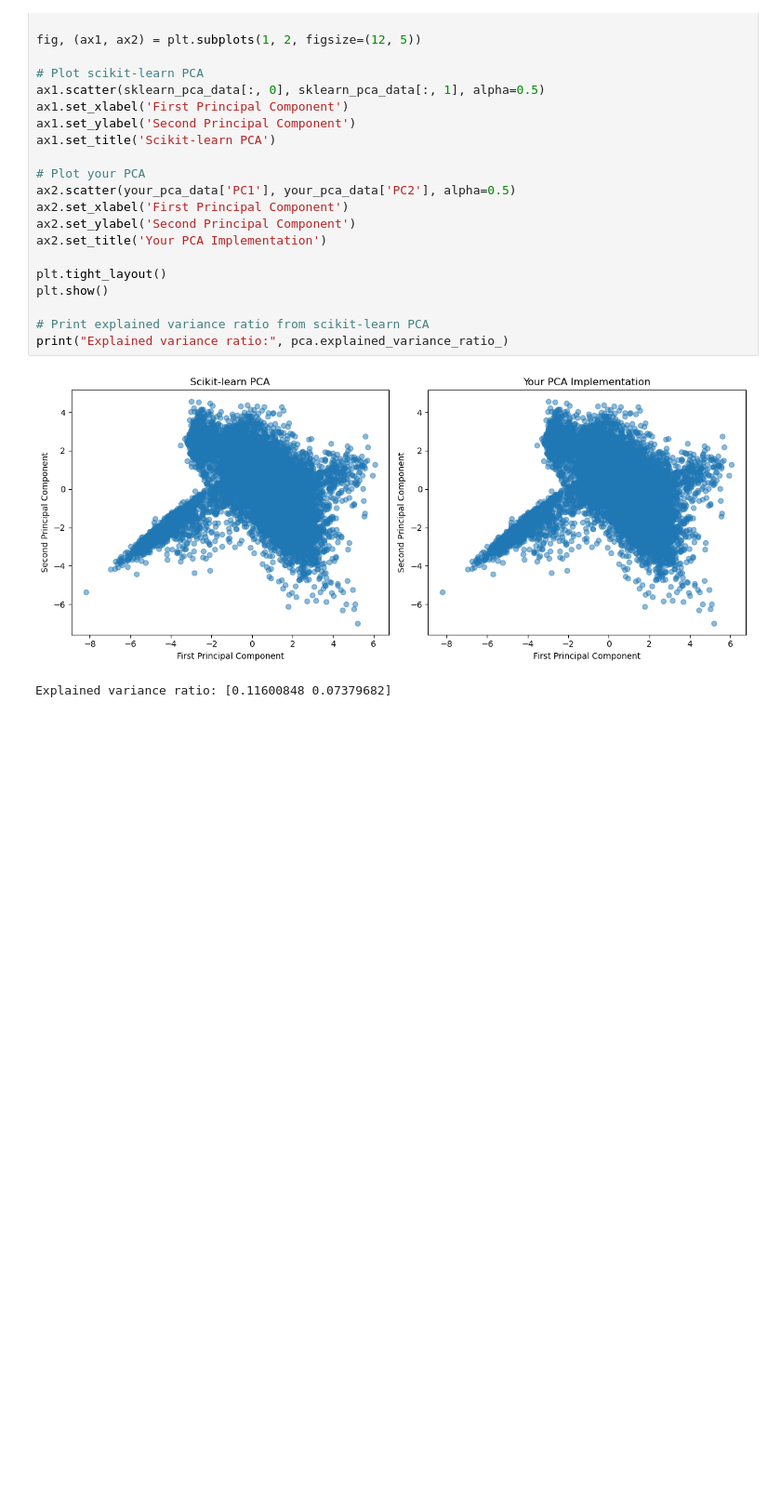
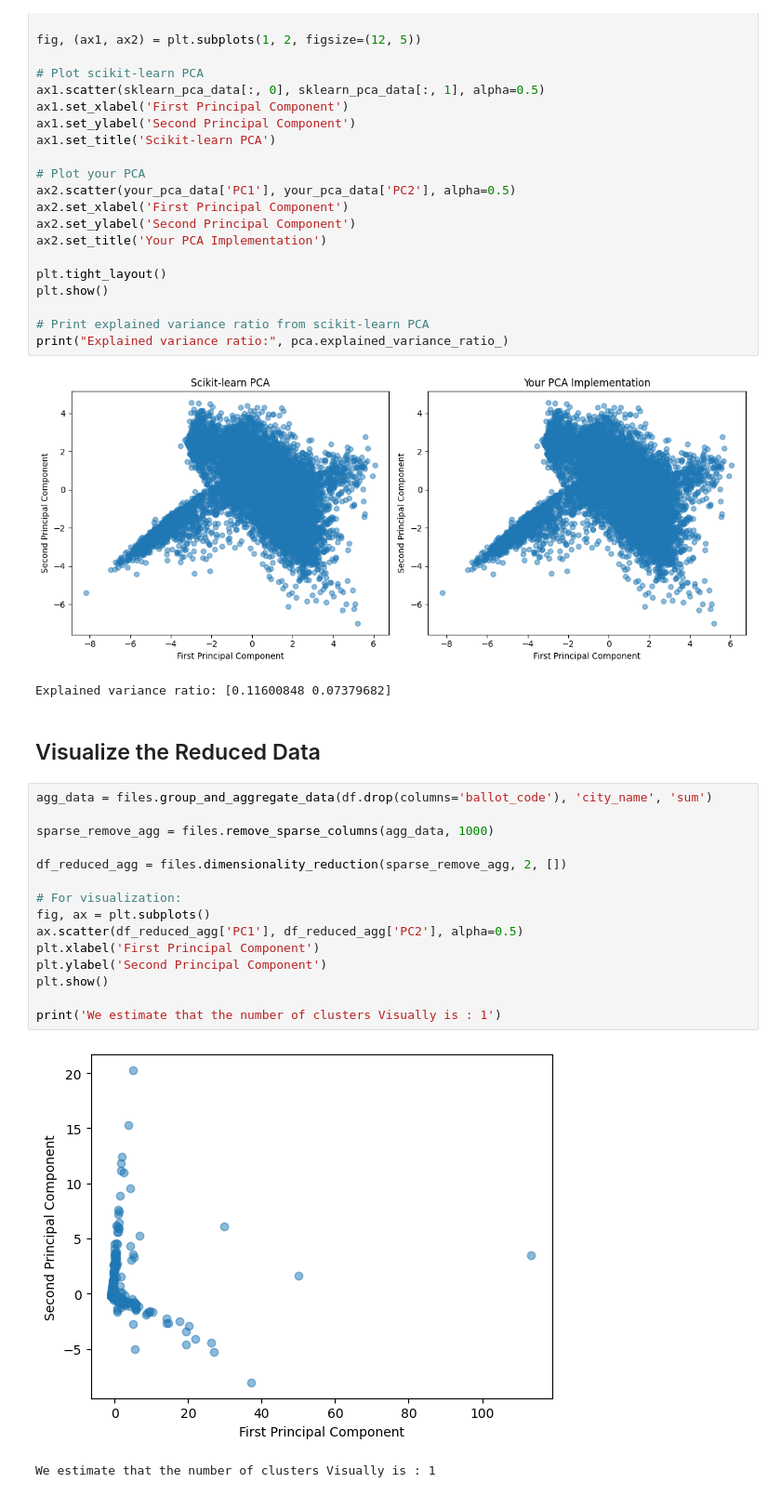
Before and after one commit to Adiaharoni55/intro_ml, a Jupyter notebook: demonstration.ipynb, the cells around one changed output. Shown at 93% size. Saved outputs shown, nothing was run; the diff lists cells and outputs as text; blank space fills up the shorter version.

```diff
--- a/demonstration.ipynb
+++ b/demonstration.ipynb
@@ -123,3 +122,23 @@ print("Explained variance ratio:", pca.explained_variance_ratio_)
 # %% [output]
 [figure]
 Explained variance ratio: [0.11600848 0.07379682]
+# %% [markdown]
+## Visualize the Reduced Data
+# %%
+agg_data = files.group_and_aggregate_data(df.drop(columns='ballot_code'), 'city_name', 'sum')
+
+sparse_remove_agg = files.remove_sparse_columns(agg_data, 1000)
+
+df_reduced_agg = files.dimensionality_reduction(sparse_remove_agg, 2, [])
+
+# For visualization:
+fig, ax = plt.subplots()
+ax.scatter(df_reduced_agg['PC1'], df_reduced_agg['PC2'], alpha=0.5)
+plt.xlabel('First Principal Component')
+plt.ylabel('Second Principal Component')
+plt.show()
+
+print('We estimate that the number of clusters Visually is : 1')
+# %% [output]
+[figure, added]
+We estimate that the number of clusters Visually is : 1
```
Also changed, not shown: parts of 5 cells of this notebook, 1 other file.
